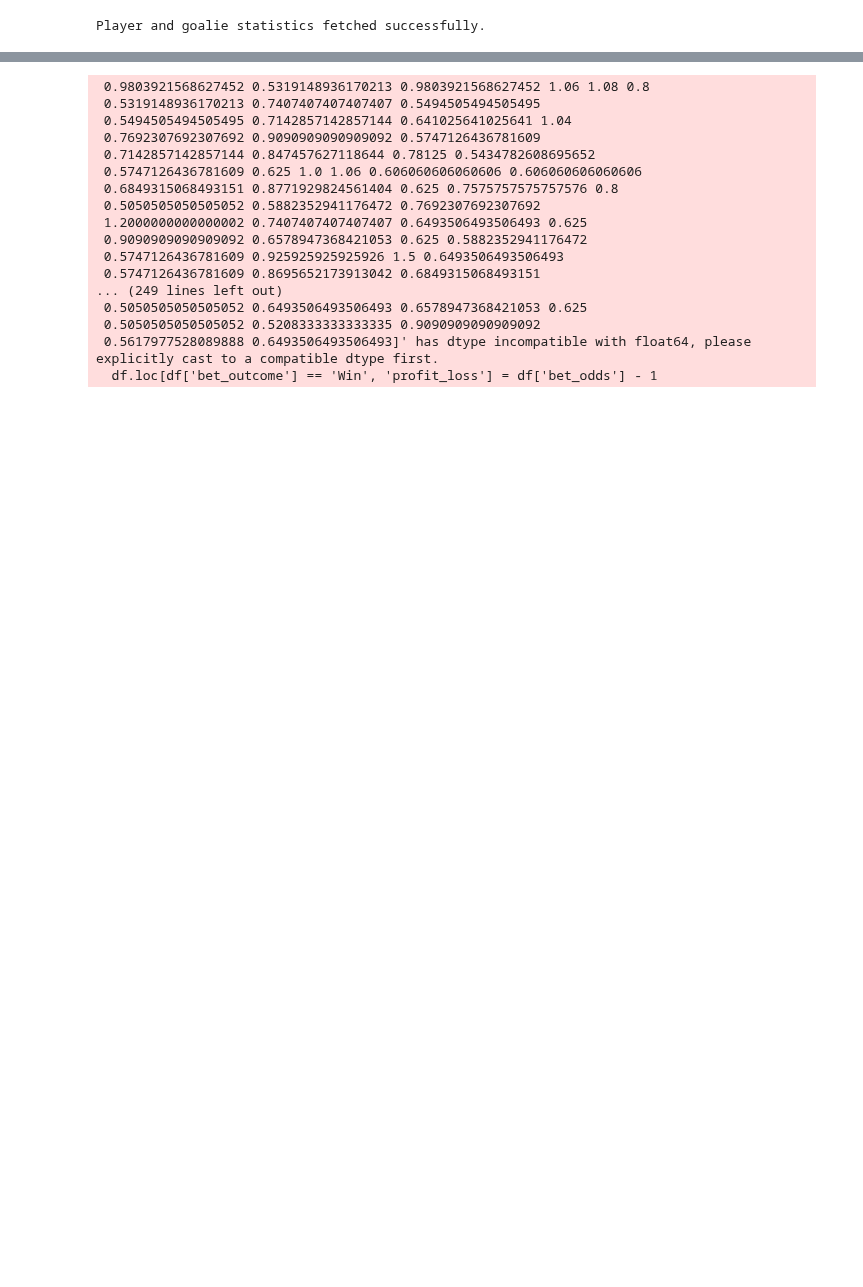
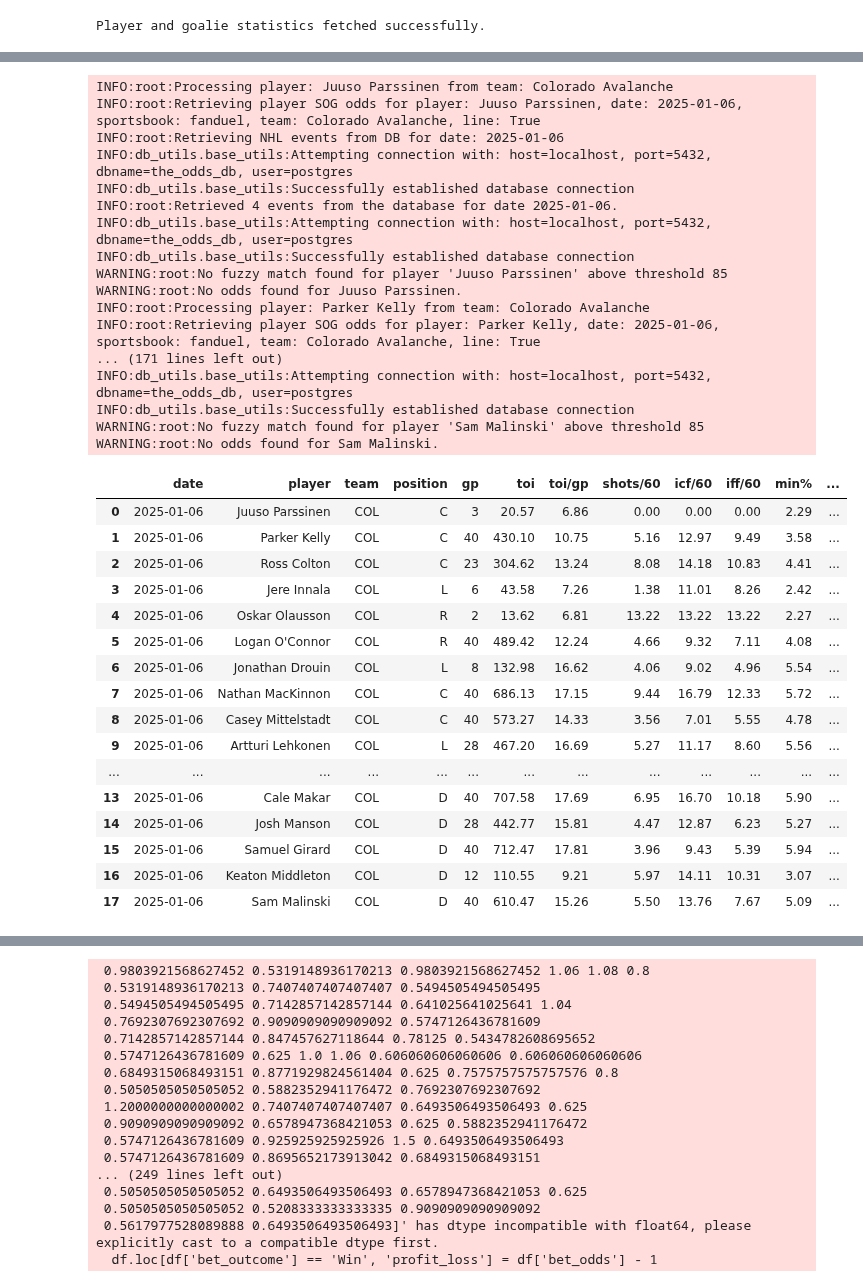
Before and after one commit to bwista/accurateshothelper, a Jupyter notebook: x_shots_model_02.ipynb, the cells around one changed output, grey strips where cells are left out. Cells and saved outputs as stored; diff of their text form; code cells hidden in the pictures; blank space fills up the shorter version.

```diff
--- a/x_shots_model_02.ipynb
+++ b/x_shots_model_02.ipynb
@@ -1619,0 +1644,39 @@ Player and goalie statistics fetched successfully.
+# %%
+# Step 6: Process the team shots DataFrame to retrieve odds
+col_2025_01_06_df['odds'] = process_team_shots(col_2025_01_06_df['team_shots'], 'fanduel', line=True)
+col_2025_01_06_df['team_shots']
+# %% [output]
+INFO:root:Processing player: Juuso Parssinen from team: Colorado Avalanche
+INFO:root:Retrieving player SOG odds for player: Juuso Parssinen, date: 2025-01-06, sportsbook: fanduel, team: Colorado Avalanche, line: True
+INFO:root:Retrieving NHL events from DB for date: 2025-01-06
+INFO:db_utils.base_utils:Attempting connection with: host=localhost, port=5432, dbname=the_odds_db, user=postgres
+INFO:db_utils.base_utils:Successfully established database connection
+INFO:root:Retrieved 4 events from the database for date 2025-01-06.
+INFO:db_utils.base_utils:Attempting connection with: host=localhost, port=5432, dbname=the_odds_db, user=postgres
+INFO:db_utils.base_utils:Successfully established database connection
+WARNING:root:No fuzzy match found for player 'Juuso Parssinen' above threshold 85
+WARNING:root:No odds found for Juuso Parssinen.
+INFO:root:Processing player: Parker Kelly from team: Colorado Avalanche
+INFO:root:Retrieving player SOG odds for player: Parker Kelly, date: 2025-01-06, sportsbook: fanduel, team: Colorado Avalanche, line: True
+... (171 lines left out)
+INFO:db_utils.base_utils:Attempting connection with: host=localhost, port=5432, dbname=the_odds_db, user=postgres
+INFO:db_utils.base_utils:Successfully established database connection
+WARNING:root:No fuzzy match found for player 'Sam Malinski' above threshold 85
+WARNING:root:No odds found for Sam Malinski.
+|  | date | player | team | position | gp | toi | toi/gp | shots/60 | icf/60 | iff/60 | min% | ... |
+| 0 | 2025-01-06 | Juuso Parssinen | COL | C | 3 | 20.57 | 6.86 | 0.00 | 0.00 | 0.00 | 2.29 | ... |
+| 1 | 2025-01-06 | Parker Kelly | COL | C | 40 | 430.10 | 10.75 | 5.16 | 12.97 | 9.49 | 3.58 | ... |
+| 2 | 2025-01-06 | Ross Colton | COL | C | 23 | 304.62 | 13.24 | 8.08 | 14.18 | 10.83 | 4.41 | ... |
+| 3 | 2025-01-06 | Jere Innala | COL | L | 6 | 43.58 | 7.26 | 1.38 | 11.01 | 8.26 | 2.42 | ... |
+| 4 | 2025-01-06 | Oskar Olausson | COL | R | 2 | 13.62 | 6.81 | 13.22 | 13.22 | 13.22 | 2.27 | ... |
+| 5 | 2025-01-06 | Logan O'Connor | COL | R | 40 | 489.42 | 12.24 | 4.66 | 9.32 | 7.11 | 4.08 | ... |
+| 6 | 2025-01-06 | Jonathan Drouin | COL | L | 8 | 132.98 | 16.62 | 4.06 | 9.02 | 4.96 | 5.54 | ... |
+| 7 | 2025-01-06 | Nathan MacKinnon | COL | C | 40 | 686.13 | 17.15 | 9.44 | 16.79 | 12.33 | 5.72 | ... |
+| 8 | 2025-01-06 | Casey Mittelstadt | COL | C | 40 | 573.27 | 14.33 | 3.56 | 7.01 | 5.55 | 4.78 | ... |
+| 9 | 2025-01-06 | Artturi Lehkonen | COL | L | 28 | 467.20 | 16.69 | 5.27 | 11.17 | 8.60 | 5.56 | ... |
+| ... | ... | ... | ... | ... | ... | ... | ... | ... | ... | ... | ... | ... |
+| 13 | 2025-01-06 | Cale Makar | COL | D | 40 | 707.58 | 17.69 | 6.95 | 16.70 | 10.18 | 5.90 | ... |
+| 14 | 2025-01-06 | Josh Manson | COL | D | 28 | 442.77 | 15.81 | 4.47 | 12.87 | 6.23 | 5.27 | ... |
+| 15 | 2025-01-06 | Samuel Girard | COL | D | 40 | 712.47 | 17.81 | 3.96 | 9.43 | 5.39 | 5.94 | ... |
+| 16 | 2025-01-06 | Keaton Middleton | COL | D | 12 | 110.55 | 9.21 | 5.97 | 14.11 | 10.31 | 3.07 | ... |
+| 17 | 2025-01-06 | Sam Malinski | COL | D | 40 | 610.47 | 15.26 | 5.50 | 13.76 | 7.67 | 5.09 | ... |
```
Also changed, not shown: parts of 7 cells of this notebook.
